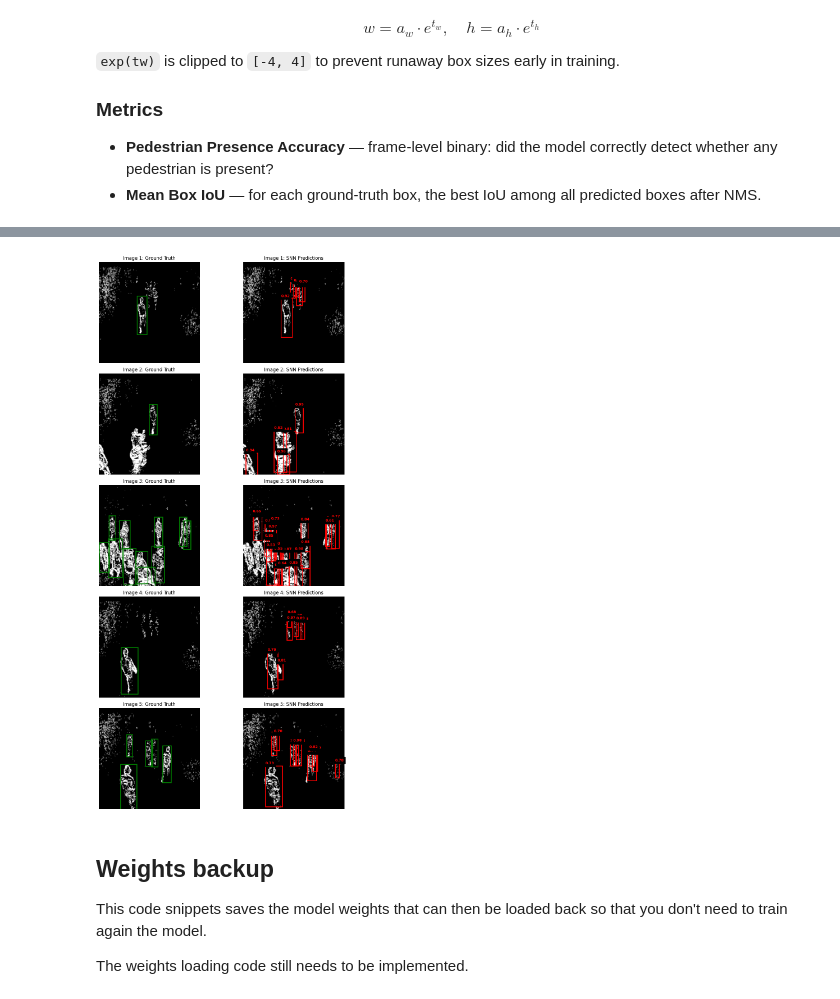
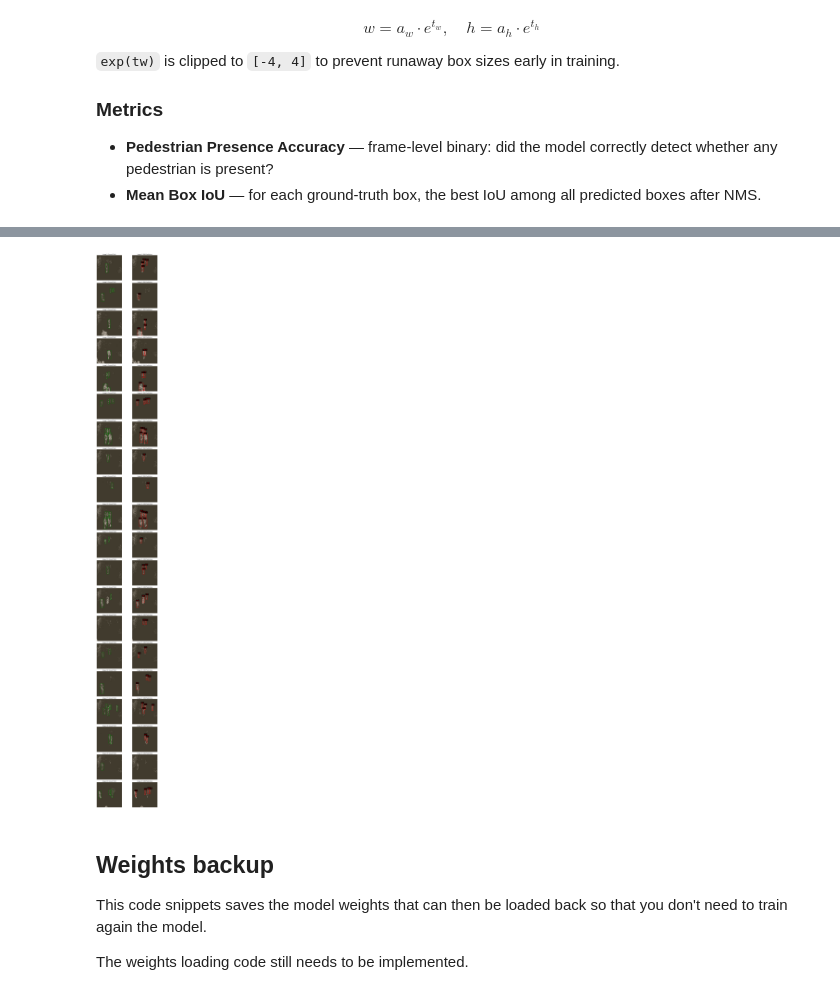
Before and after one commit to tmmssd/pedestrian_detection, a Jupyter notebook: pedestrian_detection_fpn_snn.ipynb, the cells around one changed output, grey strips where cells are left out. Drawn from its saved outputs; the diff is of its cells as text; code cells hidden in the pictures.

Commit message:
model training 30 epochs with Colab + switch from RBG to GrayScale

```diff
--- a/pedestrian_detection_fpn_snn.ipynb
+++ b/pedestrian_detection_fpn_snn.ipynb
@@ -131,10 +247,10 @@ from dataset_helper import PedestrianDataset, collate_fn
 # %%
 # ImageNet normalization added to match BatchNorm expectations in the new backbone
 image_transforms = transforms.Compose([
+    transforms.Grayscale(num_output_channels=1),
     transforms.Resize((IMG_SIZE, IMG_SIZE)),
     transforms.ToTensor(),
-    transforms.Normalize(mean=[0.485, 0.456, 0.406],
-                         std =[0.229, 0.224, 0.225]),
+    transforms.Normalize(mean=[0.5], std=[0.5])  # Normalize to [-1, 1] range for better SNN performance
 ])
 
 # Ensure child processes don't execute this block when spawned
@@ -243,7 +359,7 @@ class SpikingFPNDetector(nn.Module):
 
         # ── Spiking Backbone ──────────────────────────────────────────────────
         # Stem: 256×256 → 128×128, 32ch
-        self.stem_conv = nn.Conv2d(3, 32, 3, stride=2, padding=1, bias=False)
+        self.stem_conv = nn.Conv2d(1, 32, 3, stride=2, padding=1, bias=False)
         self.stem_bn   = nn.BatchNorm2d(32)
         self.stem_lif  = snn.Leaky(beta=0.9, spike_grad=sg, learn_beta=True)
 
@@ -473,8 +663,14 @@ explosions that can occur in deeper SNN graphs during early training.
 model = SpikingFPNDetector(num_steps=NUM_STEPS).to(device)
 
 optimizer = torch.optim.AdamW(model.parameters(), lr=LR, weight_decay=1e-4)
-scheduler = torch.optim.lr_scheduler.CosineAnnealingLR(
-    optimizer, T_max=NUM_EPOCHS, eta_min=1e-5)
+# Replace CosineAnnealingLR with OneCycleLR
+scheduler = torch.optim.lr_scheduler.OneCycleLR(
+    optimizer,
+    max_lr=5e-4,                   # Peak LR after warmup
+    epochs=NUM_EPOCHS,
+    steps_per_epoch=len(train_loader),
+    pct_start=0.1                  # Spend the first 10% of training warming up
+)
 
 total_params = sum(p.numel() for p in model.parameters() if p.requires_grad)
 print(f"Trainable parameters: {total_params:,}")
@@ -601,7 +794,7 @@ def decode_predictions(pred, anchors, grid_h, grid_w, conf_thresh=0.4):
     return results
 
 
-def nms(boxes, iou_thresh=0.45):
+def nms(boxes, iou_thresh=0.3):
     """
     Non-Maximum Suppression.
     Iteratively keeps the highest-confidence box and suppresses overlapping ones.
@@ -687,7 +880,7 @@ import matplotlib.pyplot as plt
 import matplotlib.patches as patches
 import random
 
-def visualize_test_predictions(model, loader, device, num_images=5, conf_thresh=0.5, iou_thresh=0.3):
+def visualize_test_predictions(model, loader, device, num_images=5, conf_thresh=0.5, iou_thresh=0.05):
     """
     Takes random samples from the test loader, runs inference,
     and plots Ground Truth vs Model Predictions side-by-side.
@@ -743,35 +936,35 @@ def visualize_test_predictions(model, loader, device, num_images=5, conf_thresh=
             xmax = (box[2] / ORIG_W) * IMG_SIZE
             ymax = (box[3] / ORIG_H) * IMG_SIZE
 
             rect = patches.Rectangle((xmin, ymin), xmax - xmin, ymax - ymin,
                                      linewidth=2, edgecolor='g', facecolor='none')
             ax_gt.add_patch(rect)
 
         # ─── RIGHT COLUMN: MODEL PREDICTIONS ──────────────────────────────────
         ax_pred = axs[idx, 1]
         ax_pred.imshow(img_plot)
         ax_pred.set_title(f"Image {idx+1}: SNN Predictions")
         ax_pred.axis('off')
 
         for conf, xmin, ymin, xmax, ymax in final_preds:
             # Predictions are already normalized [0,1], scale up to 256x256 display space
             x1, y1 = xmin * IMG_SIZE, ymin * IMG_SIZE
             w, h = (xmax - xmin) * IMG_SIZE, (ymax - ymin) * IMG_SIZE
 
             rect = patches.Rectangle((x1, y1), w, h, linewidth=2, edgecolor='r', facecolor='none')
             ax_pred.add_patch(rect)
 
             # Label with confidence score
             ax_pred.text(x1, y1 - 4, f"{conf:.2f}", color='red',
                          fontsize=9, weight='bold', backgroundcolor='black')
 
     plt.tight_layout()
     plt.show()
 
 # Run the visualizer (change 5 to 10 if you want to inspect more images)
-visualize_test_predictions(model, test_loader, device, num_images=5)
+visualize_test_predictions(model, test_loader, device, num_images=20)
 # %% [output]
-[figure, old version]
+[figure, new version]
 # %% [markdown]
 ## Weights backup
 
```
Also changed, not shown: parts of 10 cells of this notebook, 2 other files.
